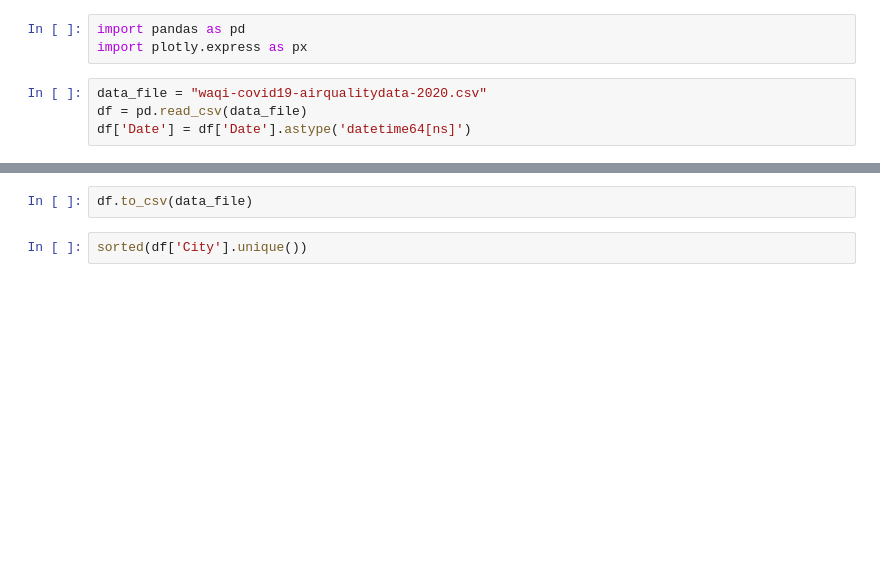
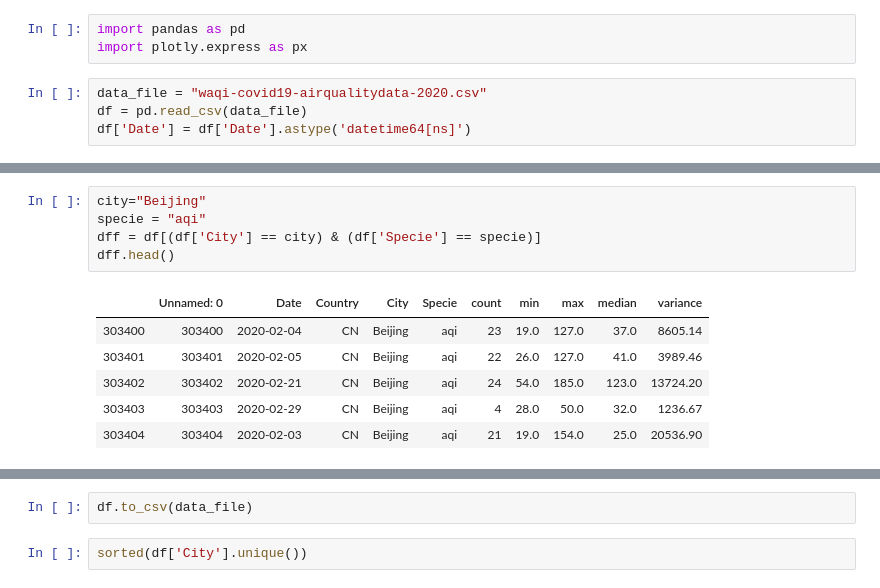
Before and after one commit to sherryxhu/Covid-Datafest-2020, a Jupyter notebook: EDA.ipynb, the cells around one changed output, grey strips where cells are left out. Cells and saved outputs as stored; diff of their text form; blank space fills up the shorter version.

```diff
--- a/EDA.ipynb
+++ b/EDA.ipynb
@@ -23,0 +24,12 @@ df
+# %%
+city="Beijing"
+specie = "aqi"
+dff = df[(df['City'] == city) & (df['Specie'] == specie)]
+dff.head()
+# %% [output]
+|  | Unnamed: 0 | Date | Country | City | Specie | count | min | max | median | variance |
+| 303400 | 303400 | 2020-02-04 | CN | Beijing | aqi | 23 | 19.0 | 127.0 | 37.0 | 8605.14 |
+| 303401 | 303401 | 2020-02-05 | CN | Beijing | aqi | 22 | 26.0 | 127.0 | 41.0 | 3989.46 |
+| 303402 | 303402 | 2020-02-21 | CN | Beijing | aqi | 24 | 54.0 | 185.0 | 123.0 | 13724.20 |
+| 303403 | 303403 | 2020-02-29 | CN | Beijing | aqi | 4 | 28.0 | 50.0 | 32.0 | 1236.67 |
+| 303404 | 303404 | 2020-02-03 | CN | Beijing | aqi | 21 | 19.0 | 154.0 | 25.0 | 20536.90 |
```
Also changed, not shown: parts of 2 cells of this notebook, 2 other files.
